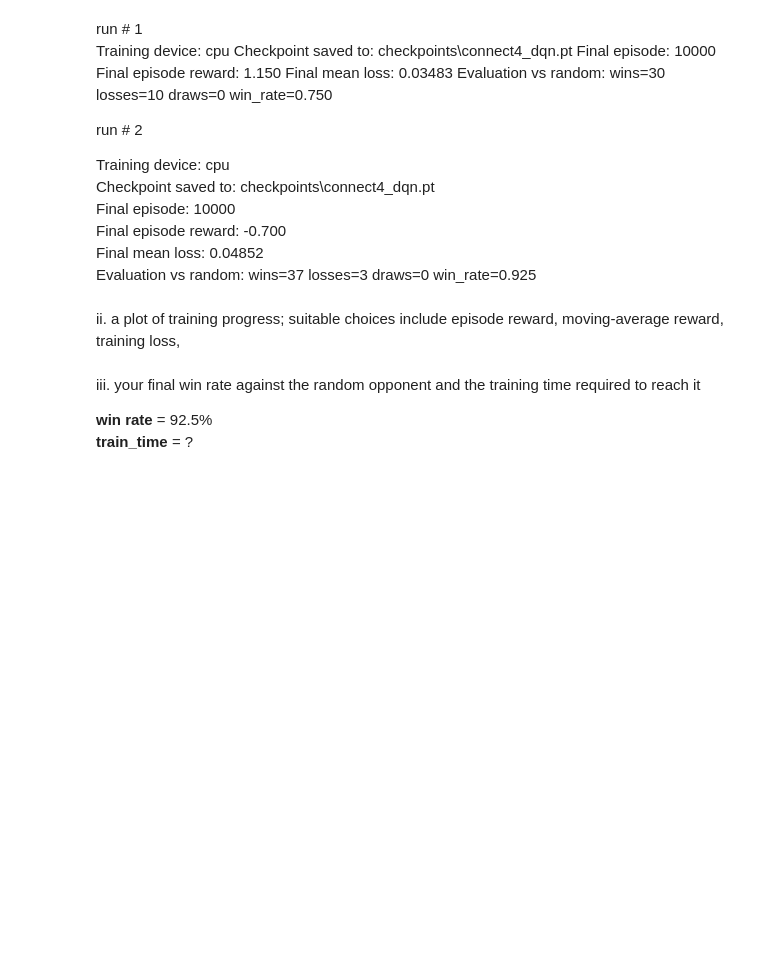
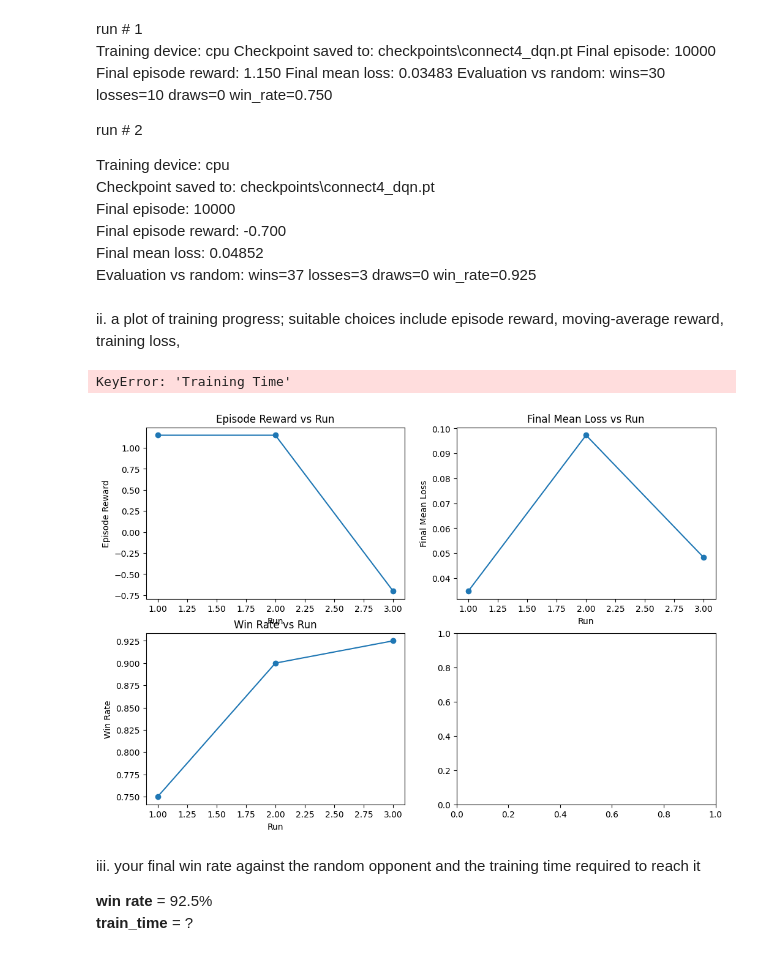
Before and after one commit to xeniachen-01/142b-hw4, a Jupyter notebook: hw4.ipynb, the cells around one changed output. Cells and saved outputs as stored; diff of their text form; code cells hidden in the pictures; blank space fills up the shorter version.

Commit message:
made plots

```diff
--- a/hw4.ipynb
+++ b/hw4.ipynb
@@ -51,6 +51,42 @@ Evaluation vs random: wins=37 losses=3 draws=0 win_rate=0.925
 # %% [markdown]
 ii. a plot of training progress; suitable choices include episode reward, moving-average reward,
 training loss,
+# %%
+#read from csv
+import csv
+import pandas as pd
+import numpy as np
+import matplotlib.pyplot as plt
+
+#read from csv
+data = pd.read_csv('training_progress.csv')
+#plot episode reward, final mean loss, win rate, training time vs run
+plt.figure(figsize=(12, 8))
+plt.subplot(2, 2, 1)
+plt.plot(data['Run'], data['Episode Reward'], marker='o')
+plt.title('Episode Reward vs Run')
+plt.xlabel('Run')
+plt.ylabel('Episode Reward')
+plt.subplot(2, 2, 2)
+plt.plot(data['Run'], data['Final Mean Loss'], marker='o')
+plt.title('Final Mean Loss vs Run')
+plt.xlabel('Run')
+plt.ylabel('Final Mean Loss')
+plt.subplot(2, 2, 3)
+plt.plot(data['Run'], data['Win Rate'], marker='o')
+plt.title('Win Rate vs Run')
+plt.xlabel('Run')
+plt.ylabel('Win Rate')
+plt.subplot(2, 2, 4)
+plt.plot(data['Run'], data['Training Time '], marker='o')
+plt.title('Training Time vs Run')
+plt.xlabel('Run')
+plt.ylabel('Training Time (seconds)')
+plt.tight_layout()
+plt.show()
+# %% [output]
+KeyError: 'Training Time'
+[figure, added]
 # %% [markdown]
 iii. your final win rate against the random opponent and the training time required to reach it
 
```
Also changed, not shown: 1 other file.
